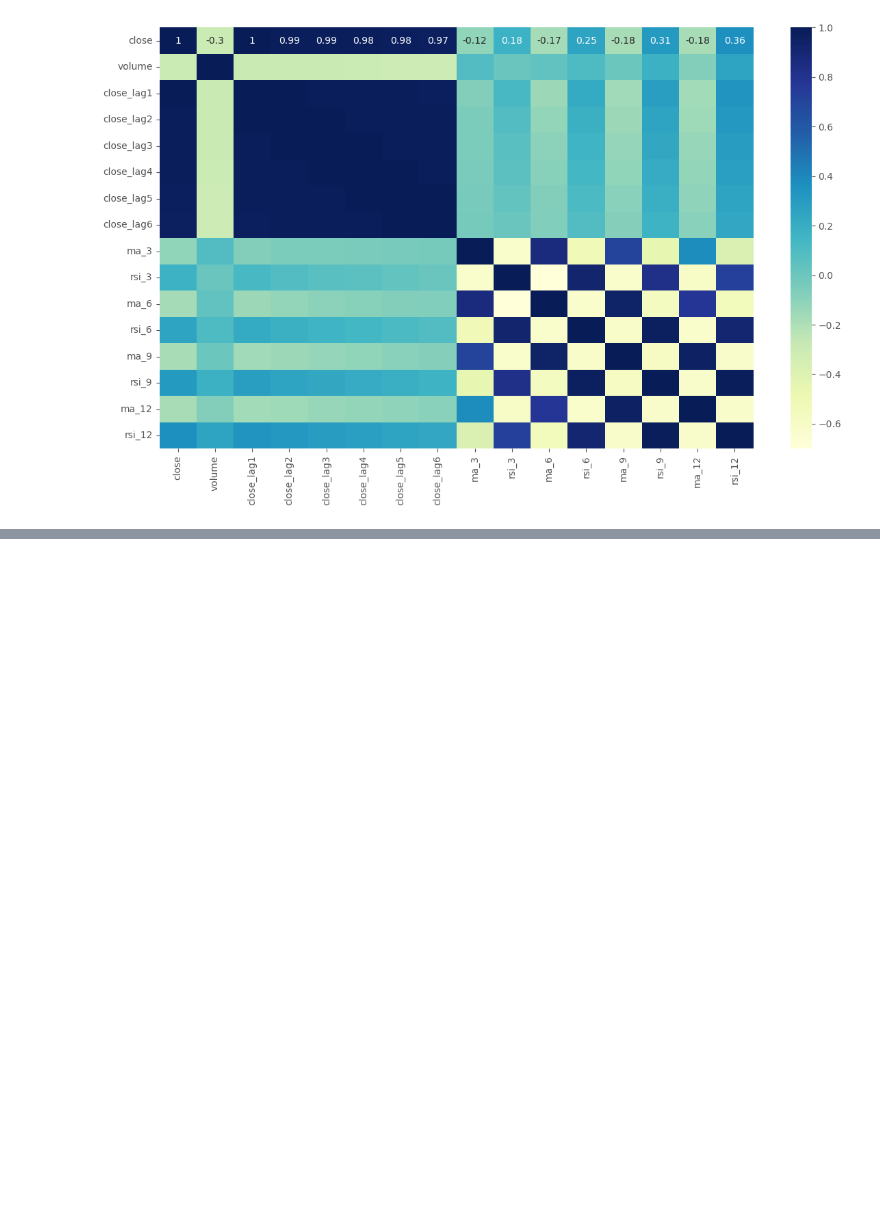
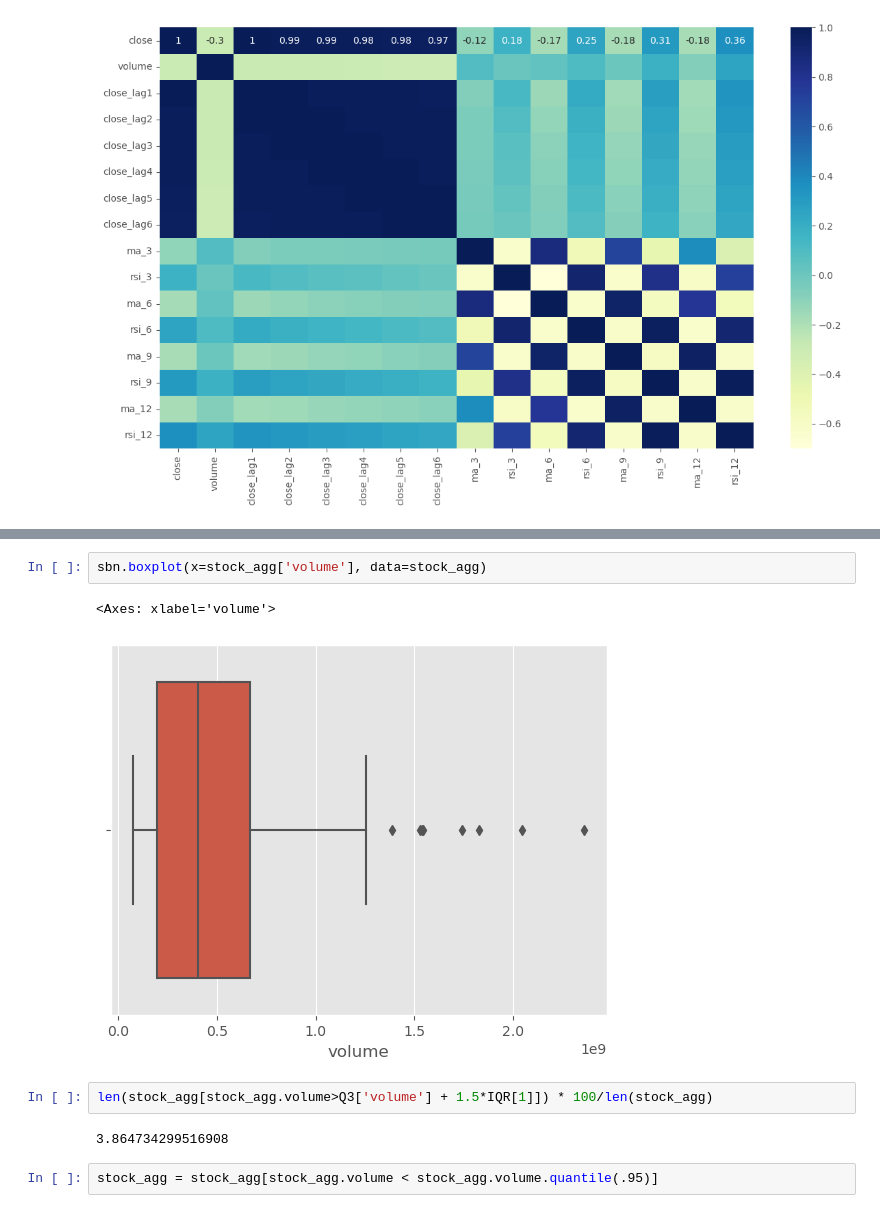
Before and after one commit to mukesh-chevula/Machine-Learning-in-Finance, a Jupyter notebook: Financial Data Understanding, EDA, and Feature Engineering/Main.ipynb, the cells around one changed output, grey strips where cells are left out. Saved outputs shown, nothing was run; the diff lists cells and outputs as text; blank space fills up the shorter version.

```diff
--- a/Financial Data Understanding, EDA, and Feature Engineering/Main.ipynb
+++ b/Financial Data Understanding, EDA, and Feature Engineering/Main.ipynb
@@ -253,0 +337,11 @@ sbn.heatmap(data=corr, annot=True, cmap="YlGnBu")
+# %%
+sbn.boxplot(x=stock_agg['volume'], data=stock_agg)
+# %% [output]
+<Axes: xlabel='volume'>
+[figure, added]
+# %%
+len(stock_agg[stock_agg.volume>Q3['volume'] + 1.5*IQR[1]]) * 100/len(stock_agg)
+# %% [output]
+3.864734299516908
+# %%
+stock_agg = stock_agg[stock_agg.volume < stock_agg.volume.quantile(.95)]
```
Also changed, not shown: parts of 12 cells of this notebook.
